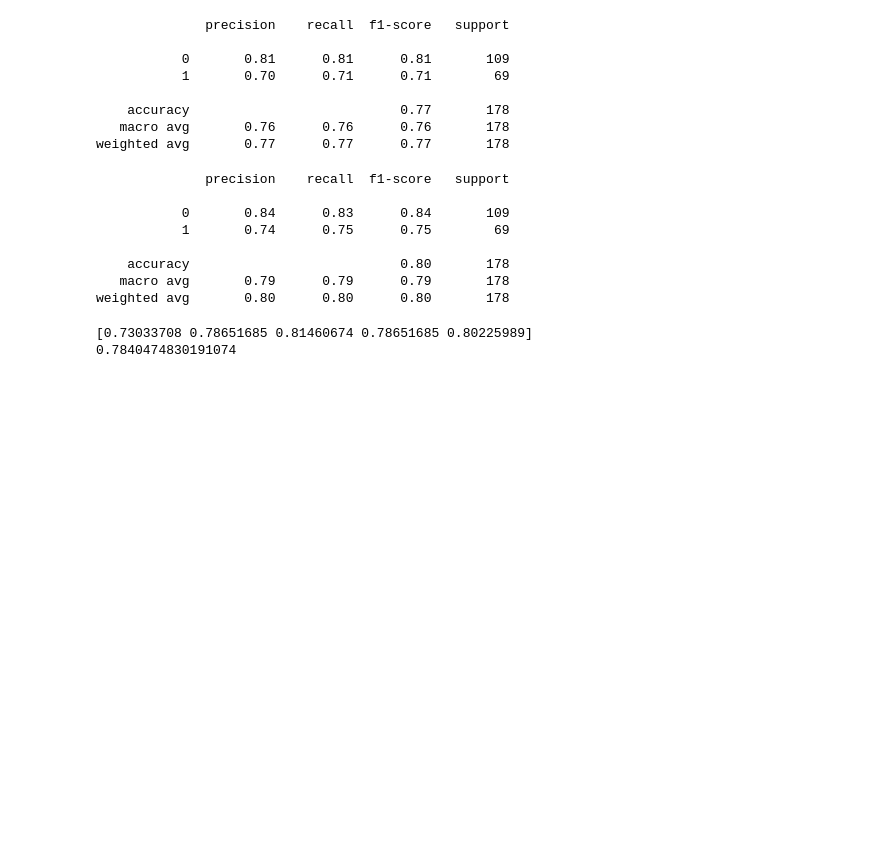
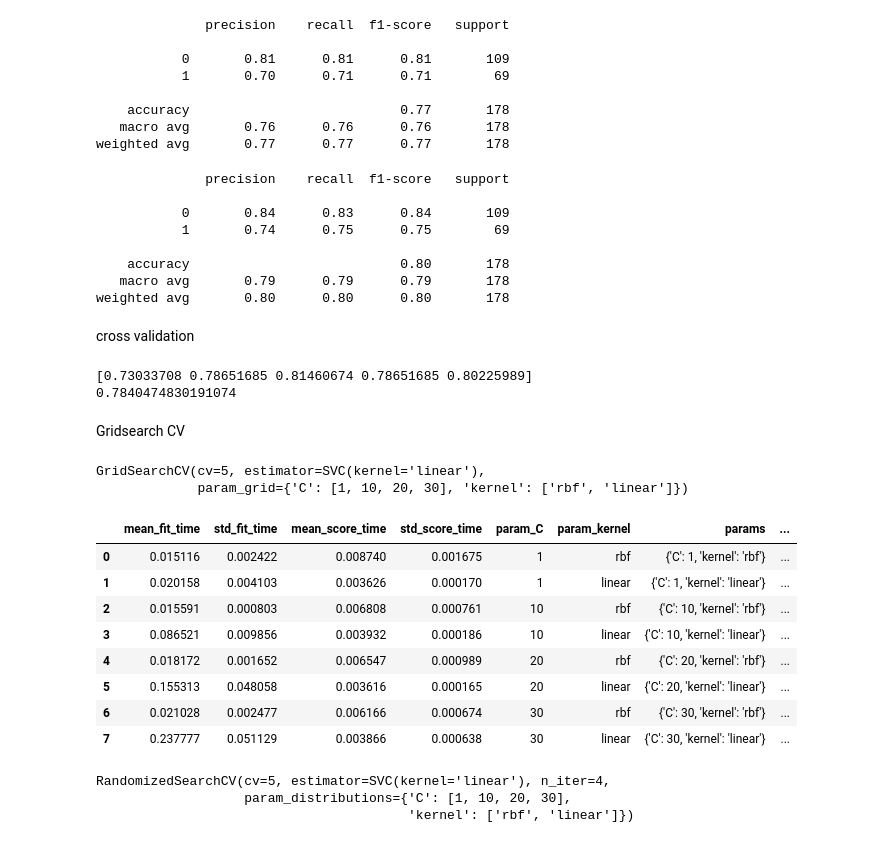
Before and after one commit to Shresht5/aiml, a Jupyter notebook: supervalgo.ipynb, the cells around one changed output. Drawn from its saved outputs; the diff is of its cells as text; code cells hidden in the pictures; blank space fills up the shorter version.

Commit message:
grid cvs

```diff
--- a/supervalgo.ipynb
+++ b/supervalgo.ipynb
@@ -114,10 +114,13 @@ X = df.drop("survived", axis=1)
 y = df["survived"]
 from sklearn.model_selection import train_test_split
 X_train, X_test, y_train, y_test = train_test_split(X, y, test_size=0.2, random_state=42)
+scaler = StandardScaler()
+X_train_scaled = scaler.fit_transform(X_train)
+X_test_scaled = scaler.fit_transform(X_test)
 from sklearn.linear_model import LogisticRegression
 model_lr = LogisticRegression(max_iter=1000)
-model_lr.fit(X_train,y_train)
-y_pred = model_lr.predict(X_test)
+model_lr.fit(X_train_scaled,y_train)
+y_pred = model_lr.predict(X_test_scaled)
 print(classification_report(y_test,y_pred))
 # %% [output]
               precision    recall  f1-score   support
@@ -153,8 +154,8 @@ naive bayes
 # %%
 from sklearn.naive_bayes import GaussianNB
 model_NB = GaussianNB()
-model_NB.fit(X_train,y_train)
-y_pred_NB = model_NB.predict(X_test)
+model_NB.fit(X_train_scaled,y_train)
+y_pred_NB = model_NB.predict(X_test_scaled)
 print(classification_report(y_test,y_pred_NB))
 # %% [output]
               precision    recall  f1-score   support
@@ -195,6 +196,8 @@ print(classification_report(y_test,y_pred_svc))
     accuracy                           0.80       178
    macro avg       0.79      0.79      0.79       178
 weighted avg       0.80      0.80      0.80       178
+# %% [markdown]
+cross validation
 # %%
 from sklearn.model_selection import cross_val_score
 scaler = StandardScaler()
@@ -205,3 +208,40 @@ print(scores.mean())
 # %% [output]
 [0.73033708 0.78651685 0.81460674 0.78651685 0.80225989]
 0.7840474830191074
+# %% [markdown]
+Gridsearch CV
+# %%
+from sklearn.model_selection import GridSearchCV
+classifier = GridSearchCV(model_svm,{
+    'C' : [1,10,20,30],
+    'kernel' :['rbf','linear'],
+},cv=5,return_train_score = False)
+classifier.fit(X_train_scaled,y_train)
+# %% [output]
+GridSearchCV(cv=5, estimator=SVC(kernel='linear'),
+             param_grid={'C': [1, 10, 20, 30], 'kernel': ['rbf', 'linear']})
+# %%
+
+results = pd.DataFrame(classifier.cv_results_)
+results
+# %% [output]
+|  | mean_fit_time | std_fit_time | mean_score_time | std_score_time | param_C | param_kernel | params | ... |
+| 0 | 0.015116 | 0.002422 | 0.008740 | 0.001675 | 1 | rbf | {'C': 1, 'kernel': 'rbf'} | ... |
+| 1 | 0.020158 | 0.004103 | 0.003626 | 0.000170 | 1 | linear | {'C': 1, 'kernel': 'linear'} | ... |
+| 2 | 0.015591 | 0.000803 | 0.006808 | 0.000761 | 10 | rbf | {'C': 10, 'kernel': 'rbf'} | ... |
+| 3 | 0.086521 | 0.009856 | 0.003932 | 0.000186 | 10 | linear | {'C': 10, 'kernel': 'linear'} | ... |
+| 4 | 0.018172 | 0.001652 | 0.006547 | 0.000989 | 20 | rbf | {'C': 20, 'kernel': 'rbf'} | ... |
+| 5 | 0.155313 | 0.048058 | 0.003616 | 0.000165 | 20 | linear | {'C': 20, 'kernel': 'linear'} | ... |
+| 6 | 0.021028 | 0.002477 | 0.006166 | 0.000674 | 30 | rbf | {'C': 30, 'kernel': 'rbf'} | ... |
+| 7 | 0.237777 | 0.051129 | 0.003866 | 0.000638 | 30 | linear | {'C': 30, 'kernel': 'linear'} | ... |
+# %%
+from sklearn.model_selection import RandomizedSearchCV
+classifier_r = RandomizedSearchCV((model_svm),{
+    'C' : [1,10,20,30],
+    'kernel' :['rbf','linear'],
+},n_iter = 4,cv = 5,return_train_score = False)
+classifier_r.fit(X_train_scaled,y_train)
+# %% [output]
+RandomizedSearchCV(cv=5, estimator=SVC(kernel='linear'), n_iter=4,
+                   param_distributions={'C': [1, 10, 20, 30],
+                                        'kernel': ['rbf', 'linear']})
```
Also changed, not shown: parts of 4 cells of this notebook.
